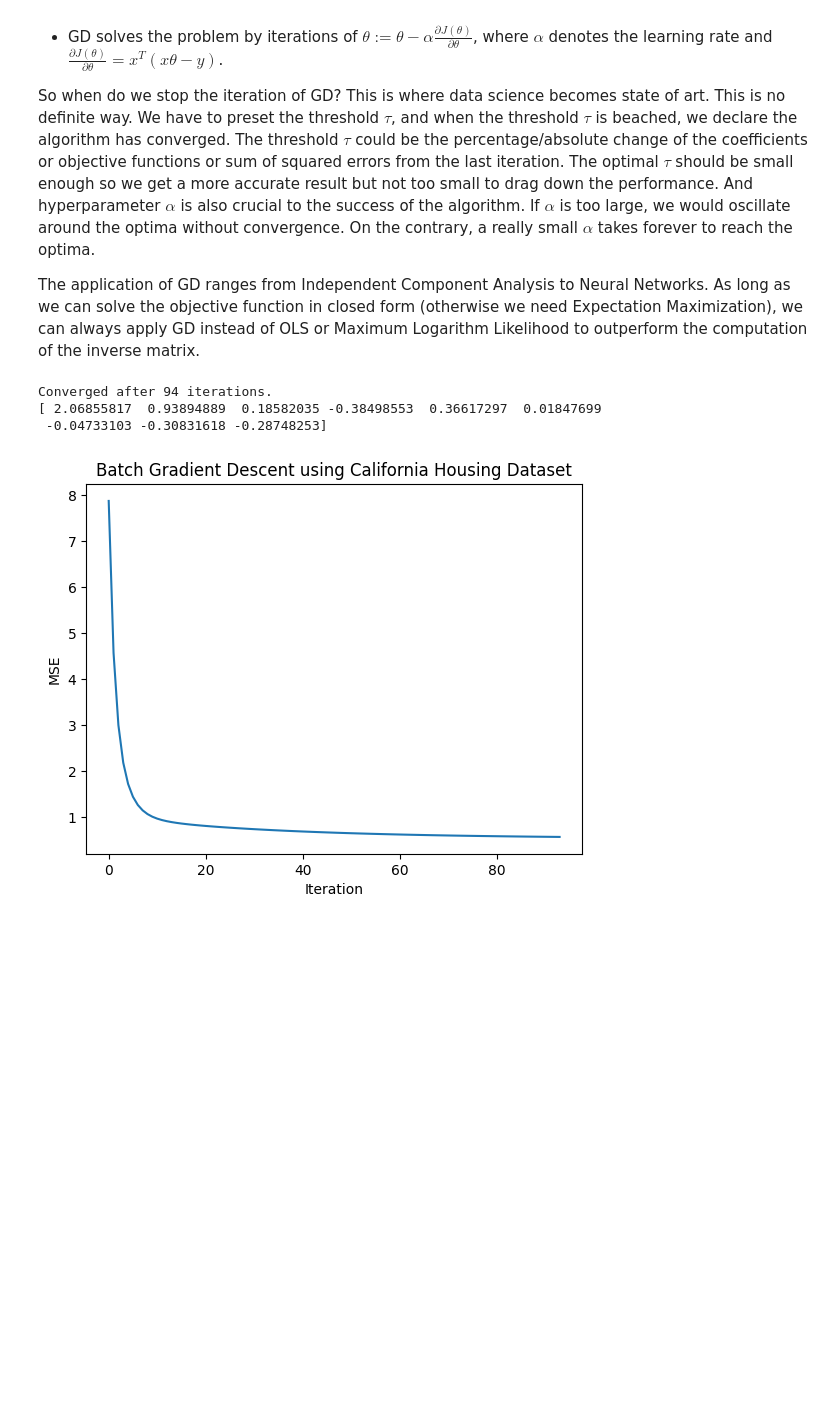
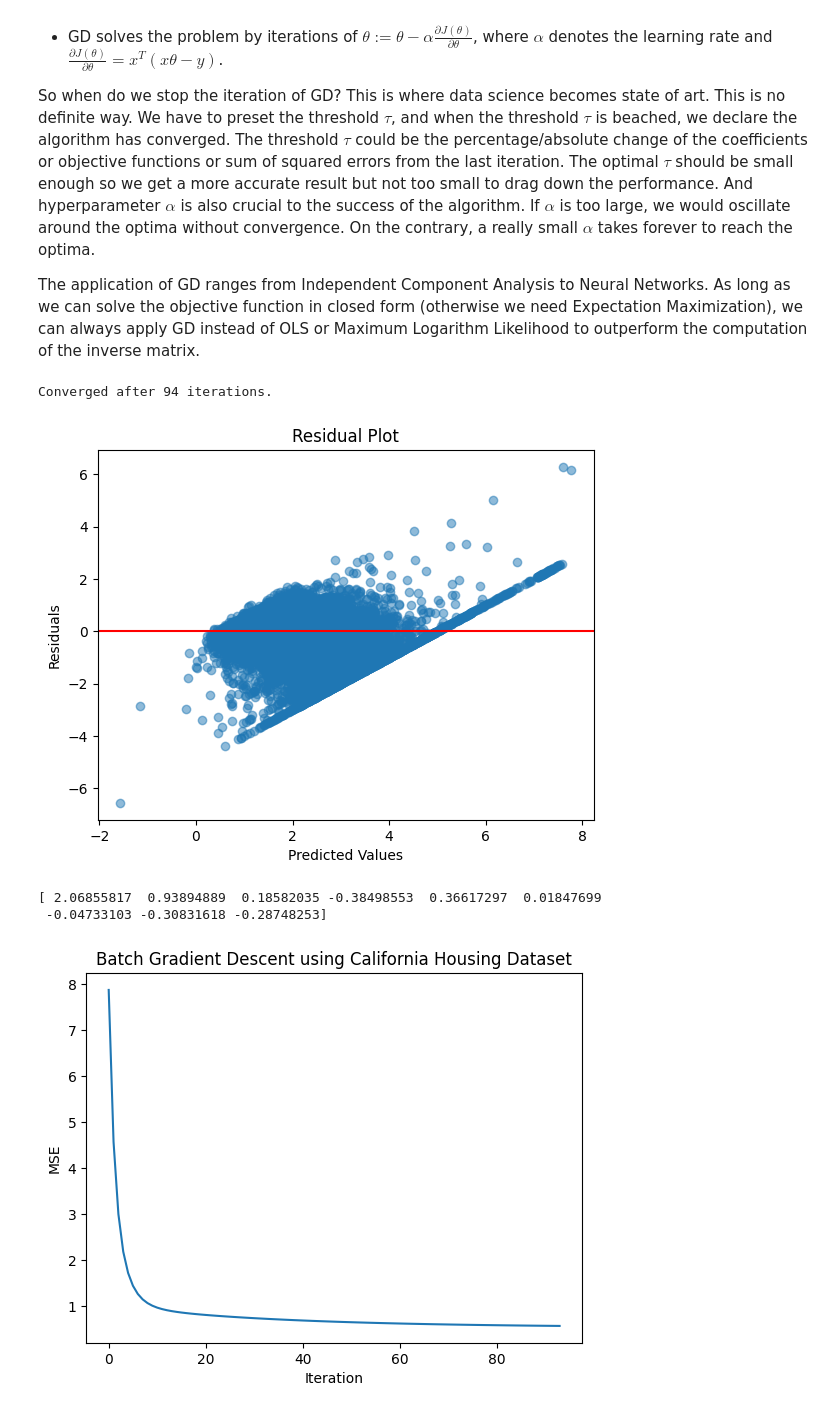
Before and after one commit to howiess/Data-Science, a Jupyter notebook: Supervised Learning/Batch Gradient Descent.ipynb, the cells around one changed output. Saved outputs shown, nothing was run; the diff lists cells and outputs as text; code cells hidden in the pictures; blank space fills up the shorter version.

Commit message:
Added Residual Plot

```diff
--- a/Supervised Learning/Batch Gradient Descent.ipynb
+++ b/Supervised Learning/Batch Gradient Descent.ipynb
@@ -39,7 +39,7 @@ X = np.c_[np.ones(X.shape[0]), X]
 # tau usually take 0.01,0.001,0.0001,0.00001
 # we should try different hyper parameters
 # we need to balance the tradeoff between precision and performance
-def bgd(X, Y, tau=0.001, alpha=0.00001, max_itr=1000, theta_init=[], diagnosis=True):
+def bgd(X, Y, tau=0.001, alpha=0.00001, max_itr=1000, theta_init=[], diagnosis=True, plot_residuals=False):
     # initialize
     counter = 0
 
@@ -76,25 +76,37 @@ def bgd(X, Y, tau=0.001, alpha=0.00001, max_itr=1000, theta_init=[], diagnosis=T
         if np.linalg.norm(gradient) > 1e5 or np.linalg.norm(theta) > 1e5:
             if diagnosis:
                 print(f'Stopping early due to divergence.')
-            return theta, thetas, epsilons
+            break
 
         # convergence
         if len(epsilons) > 1 and abs(epsilons[-1] - epsilons[-2]) < tau:
             if diagnosis:
                 print(f'Converged after {counter} iterations.')
-            return theta, thetas, epsilons
+            break
 
-    if diagnosis:
+
+    if plot_residuals:
+        # Plotting the residuals
+        plt.scatter(y_estimated, epsilon, alpha=0.5)
+        plt.axhline(y=0, color='r', linestyle='-')
+        plt.xlabel('Predicted Values')
+        plt.ylabel('Residuals')
+        plt.title('Residual Plot')
+        plt.show()
+
+    if diagnosis and not (len(epsilons) > 1 and abs(epsilons[-1] - epsilons[-2]) < tau):
         print(f'Not converged.')
+
     return theta, thetas, epsilons
 # %%
 # Use the bgd function
-theta, thetas, epsilons = bgd(X, y)
+theta, thetas, epsilons = bgd(X, y, plot_residuals=True)
 print(theta.ravel())
 # %% [output]
 Converged after 94 iterations.
-[ 2.06855817  0.93894889  0.18582035 -0.38498553  0.36617297  0.01847699
- -0.04733103 -0.30831618 -0.28748253]
+[figure, added]
+[ 2.06855817  0.93894889  0.18582035 -0.38498553  0.36617297  0.01847699
+ -0.04733103 -0.30831618 -0.28748253]
 # %%
 # Plot the MSE
 plt.plot(epsilons)
```
